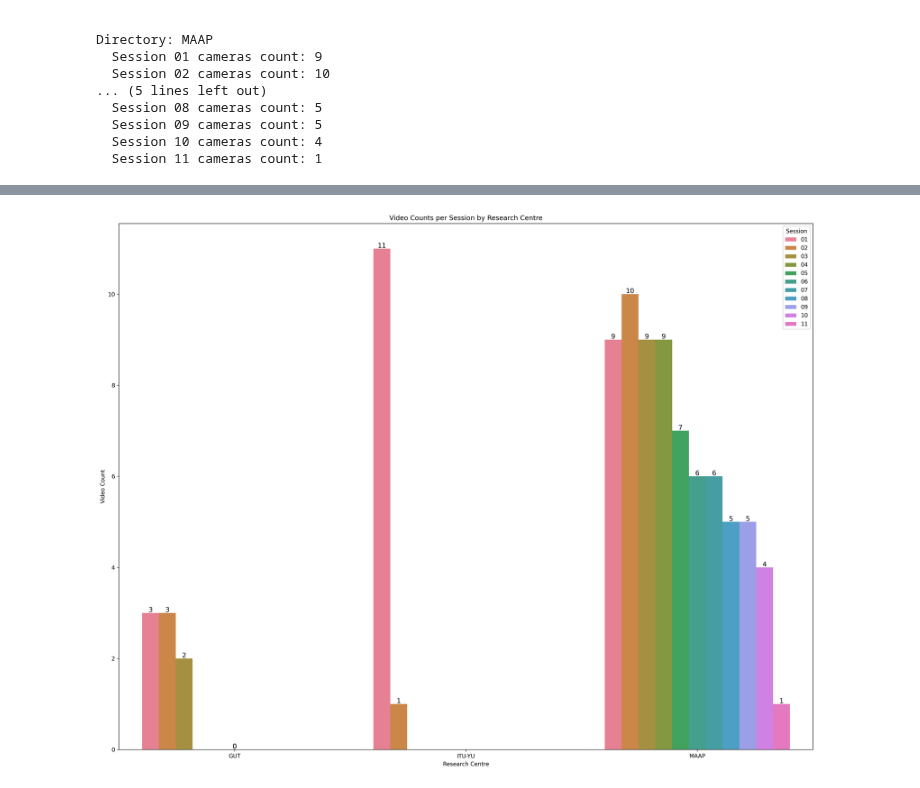
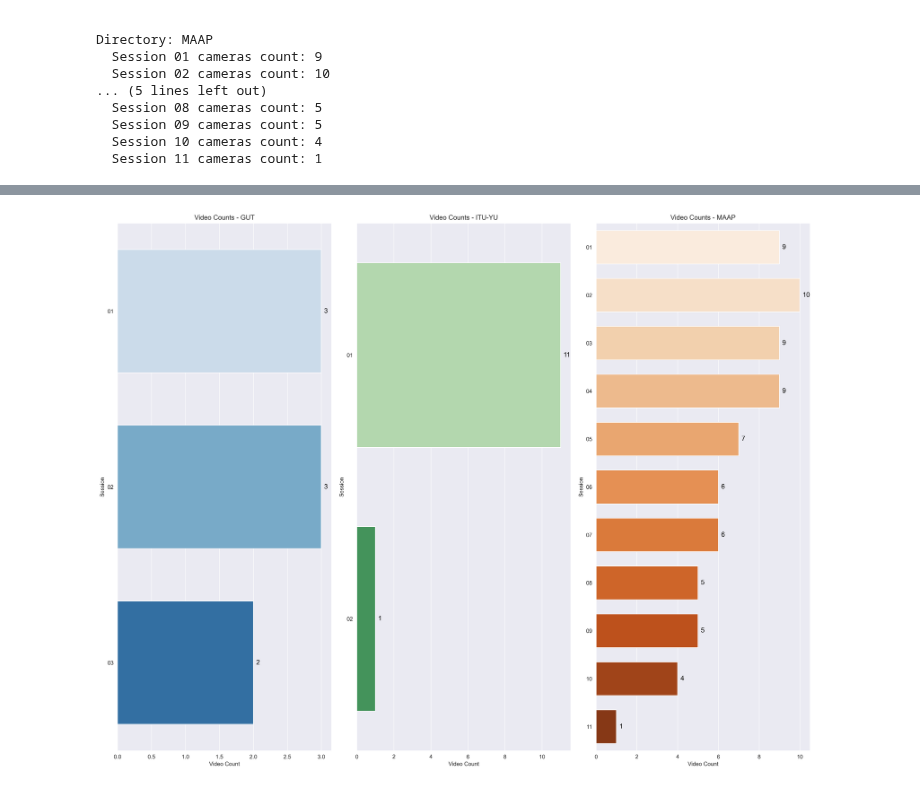
Before and after one commit to Azirral/de-face-recognition, a Jupyter notebook: DatasetCheck.ipynb, the cells around one changed output, grey strips where cells are left out. Cells and saved outputs as stored; diff of their text form; code cells hidden in the pictures.

Commit message:
New graphs - better readability improvement/fix 2.5

```diff
--- a/DatasetCheck.ipynb
+++ b/DatasetCheck.ipynb
@@ -293,31 +293,54 @@ plt.savefig("file_counts_by_directory.png", dpi=300)
 # %%
-# **Camera Counts Plot**
-# Create a subplot for camera counts per session
-plt.figure(figsize=(18, 14), dpi=300)  # Larger figure for camera counts plot
-camera_data = []
-for dir_name, session_counts in camera_counts.items():
-    for session, count in session_counts.items():
-        camera_data.append([dir_name, session, count])
-camera_df = pd.DataFrame(camera_data, columns=["Research Centre", "Session", "Video Count"])
+# Create subplots for camera counts per session for each research centre
+plt.figure(figsize=(18, 14), dpi=300)
 
-# Plot camera counts as a bar plot
-ax2 = sns.barplot(x="Research Centre", y="Video Count", hue="Session", data=camera_df)
-plt.title("Video Counts per Session by Research Centre")
-plt.xlabel("Research Centre")
-plt.ylabel("Video Count")
-plt.legend(title="Session")
+# Get unique research centres
+research_centres = camera_df['Research Centre'].unique()
 
-# Display counts at the top of bars (as integers)
-for p in ax2.patches:
-    ax2.annotate(f'{int(p.get_height())}',  # Display count as integer
-                 (p.get_x() + p.get_width() / 2., p.get_height()),
-                 ha='center', va='center',
-                 fontsize=12, color='black',
-                 xytext=(0, 5), textcoords='offset points')
+# Color palettes with gradients
+color_palettes = {
+    'GUT': sns.color_palette("Blues", n_colors=len(camera_df[camera_df['Research Centre'] == 'GUT']['Session'].unique())),
+    'ITU-YU': sns.color_palette("Greens", n_colors=len(camera_df[camera_df['Research Centre'] == 'ITU-YU']['Session'].unique())),
+    'MAAP': sns.color_palette("Oranges", n_colors=len(camera_df[camera_df['Research Centre'] == 'MAAP']['Session'].unique()))
+}
 
-# Save the camera counts plot as a separate PNG file
+# Create a subplot for each research centre
+for i, centre in enumerate(research_centres, 1):
+    # Filter data for the current research centre
+    centre_data = camera_df[camera_df['Research Centre'] == centre]
+
+    # Sort sessions to maintain consistent order
+    centre_data = centre_data.sort_values('Session')
+
+    # Create a subplot
+    plt.subplot(1, len(research_centres), i)
+
+    # Create horizontal bar plot with fixed width and gradient colors
+    ax = sns.barplot(
+        x="Video Count",
+        y="Session",
+        data=centre_data,
+        orient="h",
+        palette=color_palettes[centre],
+        width=0.7  # Set a consistent width for all bars
+    )
+
+    # Set title and labels
+    plt.title(f"Video Counts - {centre}")
+    plt.xlabel("Video Count")
+    plt.ylabel("Session")
+
+    # Display counts at the end of bars (as integers)
+    for p in ax.patches:
+        ax.annotate(f'{int(p.get_width())}',  # Display count as integer
+                    (p.get_width(), p.get_y() + p.get_height() / 2.),
+                    ha='left', va='center',
+                    fontsize=12, color='black',
+                    xytext=(5, 0), textcoords='offset points')
+
+# Adjust layout and save
 plt.tight_layout()
-plt.savefig("camera_counts_per_session.png", dpi=300)
+plt.savefig("camera_counts_per_centre_gradient.png", dpi=300)
 
 # Show the figures
 plt.show()
@@ -325 +359 @@ plt.show()
-[figure, old version]
+[figure, new version]
```
Also changed, not shown: parts of 4 cells of this notebook.
